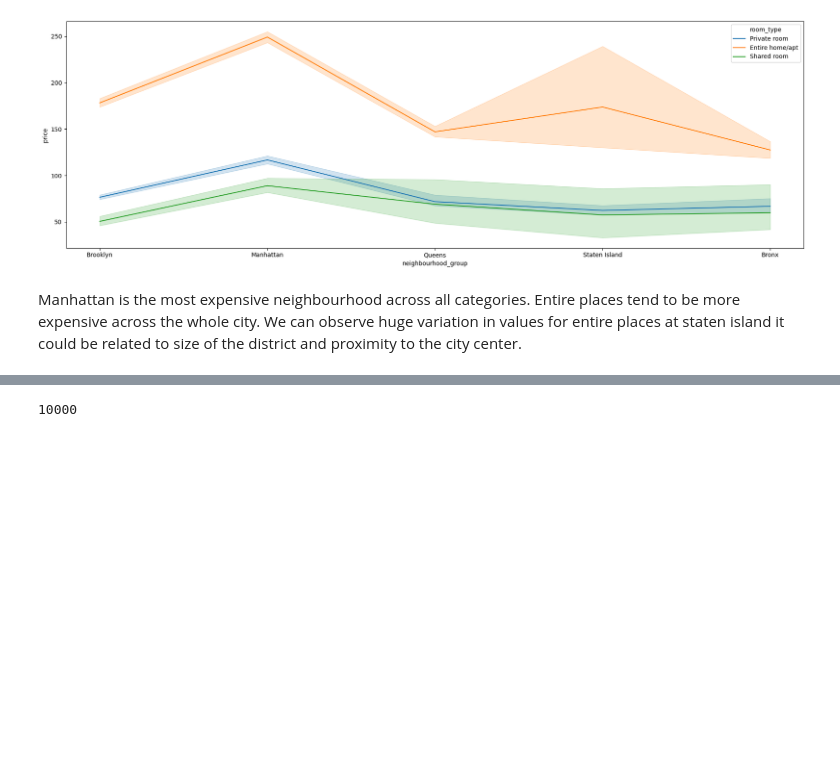
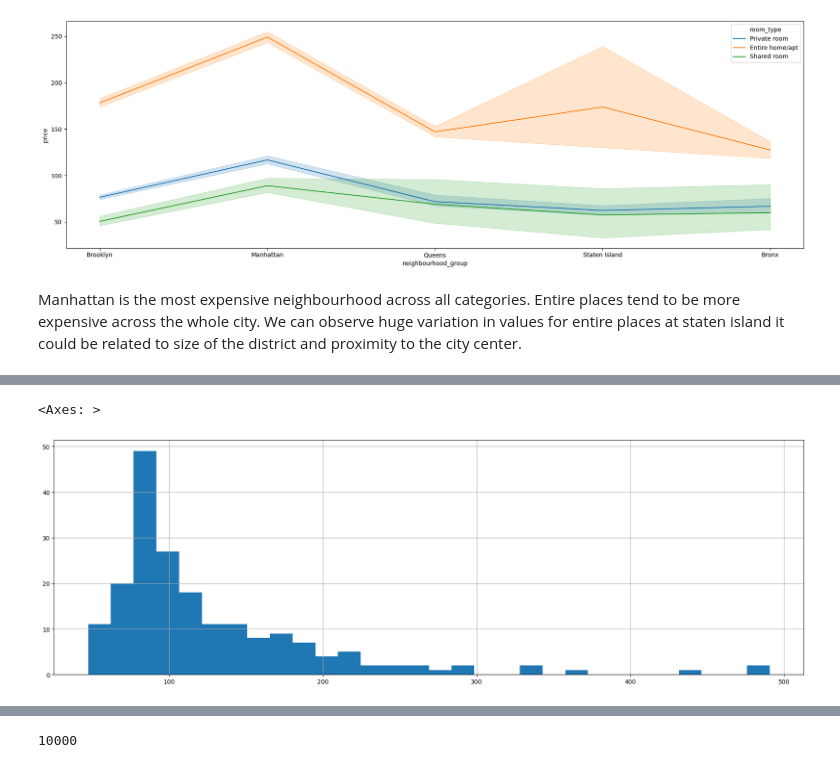
Before and after one commit to GrzegKrajewski/NY_BnB_Analysis, a Jupyter notebook: NY_Analysis.ipynb, the cells around one changed output, grey strips where cells are left out. Cells and saved outputs as stored; diff of their text form; code cells hidden in the pictures; blank space fills up the shorter version.

```diff
--- a/NY_Analysis.ipynb
+++ b/NY_Analysis.ipynb
@@ -137,0 +162,4 @@ Manhattan is the most expensive neighbourhood across all categories. Entire plac
+# %%
+df_neig_min_5=df.groupby('neighbourhood').filter(lambda x: len(x) >= 5)
+df_rating=df_neig_min_5[['price','neighbourhood']].groupby('neighbourhood').mean().sort_values('price',ascending=False)
+df_rating
@@ -137,0 +181,5 @@ Manhattan is the most expensive neighbourhood across all categories. Entire plac
+# %%
+df_rating['price'].hist(bins=30)
+# %% [output]
+<Axes: >
+[figure, added]
```
Also changed, not shown: parts of 7 cells of this notebook.
